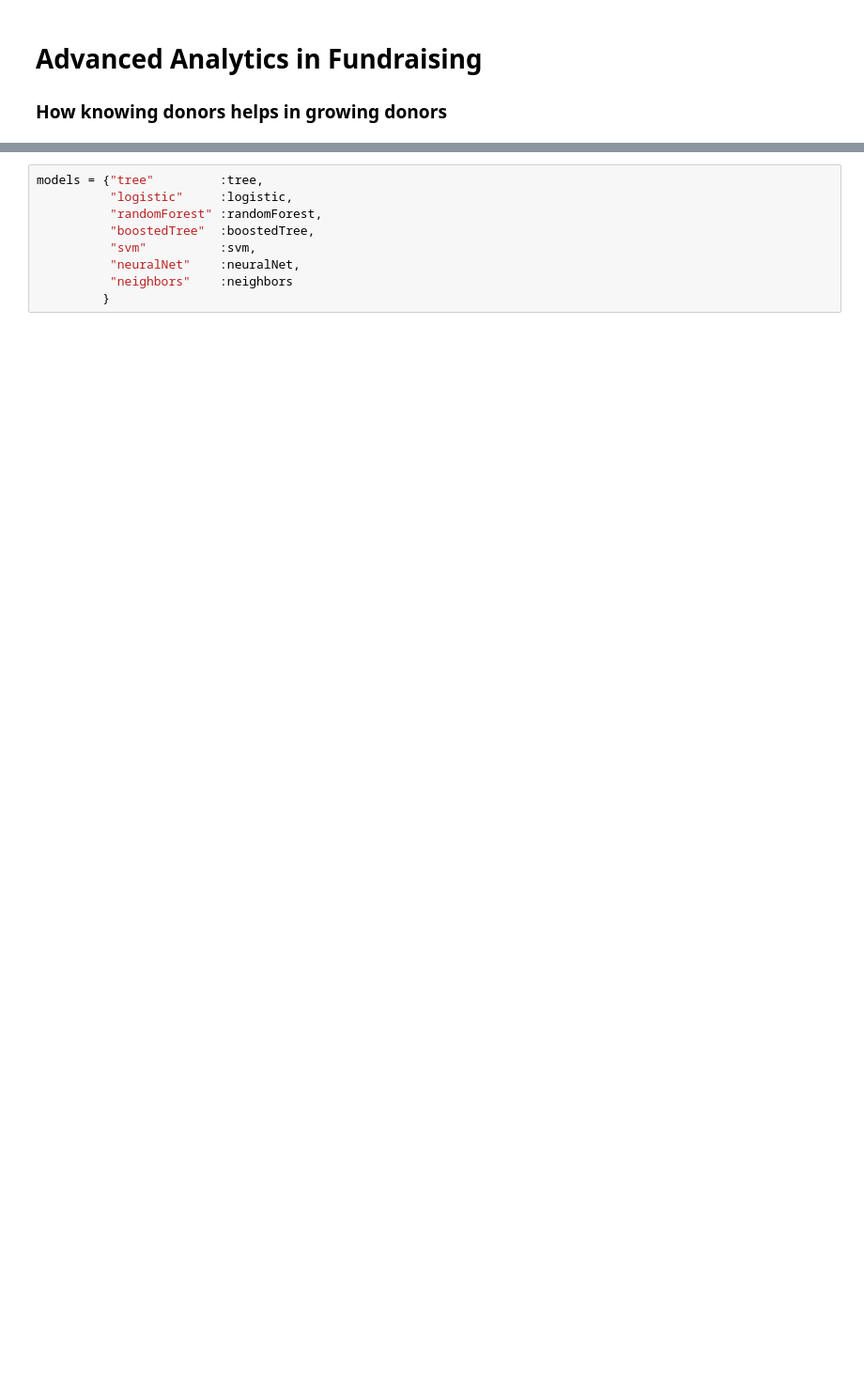
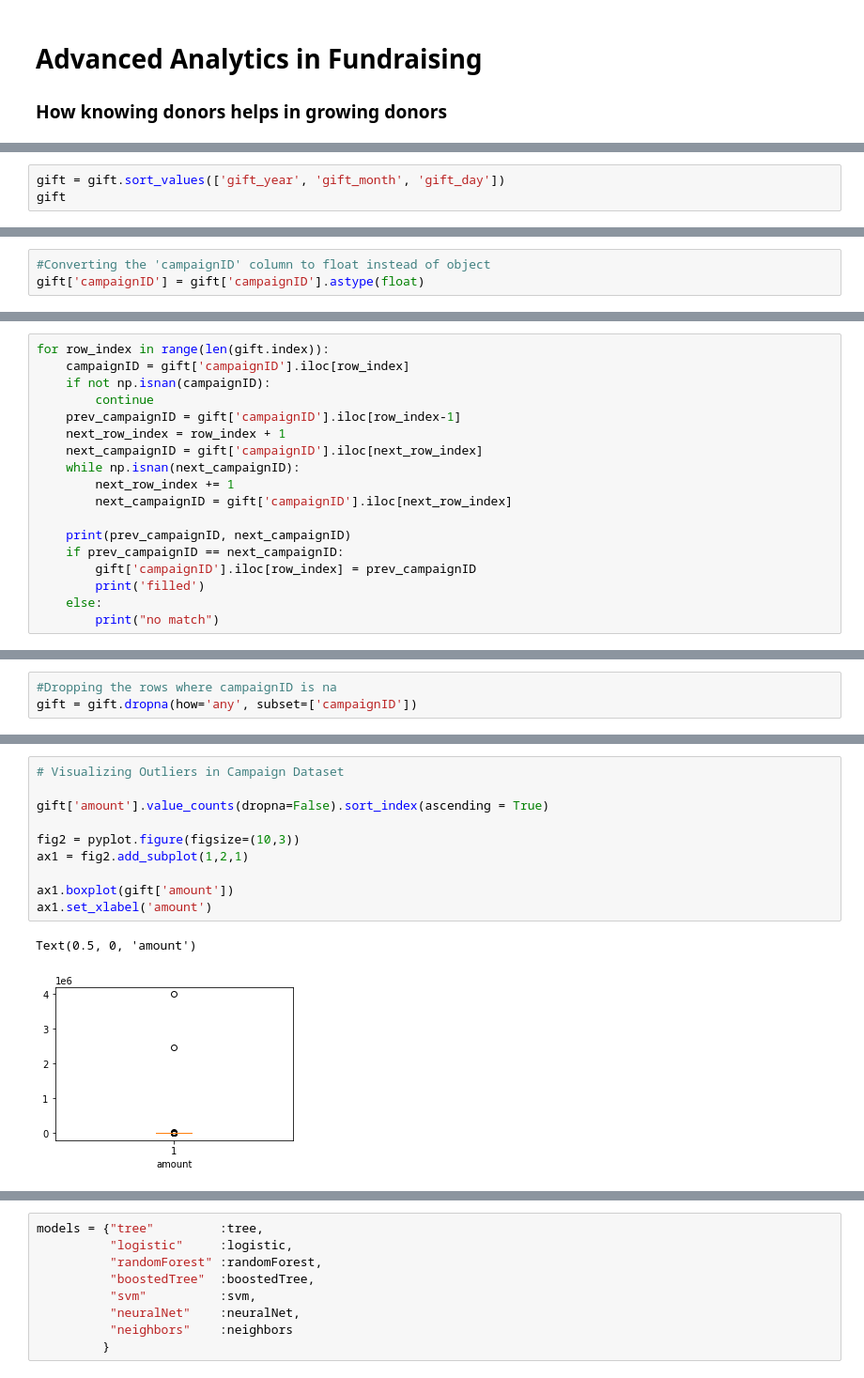
Before and after one commit to Feeledu/Predictive-Analysis-Machine-Learning-, a Jupyter notebook: Advanced Analytics in Fundraising.ipynb, the cells around one changed output, grey strips where cells are left out. Shown at 94% size. Cells and saved outputs as stored; diff of their text form; blank space fills up the shorter version.

```diff
--- a/Advanced Analytics in Fundraising.ipynb
+++ b/Advanced Analytics in Fundraising.ipynb
@@ -1285,0 +537,3 @@ neighbors    = KNeighborsClassifier()
+# %%
+gift = gift.sort_values(['gift_year', 'gift_month', 'gift_day'])
+gift
@@ -1285,0 +592,3 @@ neighbors    = KNeighborsClassifier()
+# %%
+#Converting the 'campaignID' column to float instead of object
+gift['campaignID'] = gift['campaignID'].astype(float)
@@ -1285,0 +597,18 @@ neighbors    = KNeighborsClassifier()
+# %%
+for row_index in range(len(gift.index)):
+    campaignID = gift['campaignID'].iloc[row_index]
+    if not np.isnan(campaignID):
+        continue
+    prev_campaignID = gift['campaignID'].iloc[row_index-1]
+    next_row_index = row_index + 1
+    next_campaignID = gift['campaignID'].iloc[next_row_index]
+    while np.isnan(next_campaignID):
+        next_row_index += 1
+        next_campaignID = gift['campaignID'].iloc[next_row_index]
+
+    print(prev_campaignID, next_campaignID)
+    if prev_campaignID == next_campaignID:
+        gift['campaignID'].iloc[row_index] = prev_campaignID
+        print('filled')
+    else:
+        print("no match")
@@ -1285,0 +660,3 @@ neighbors    = KNeighborsClassifier()
+# %%
+#Dropping the rows where campaignID is na
+gift = gift.dropna(how='any', subset=['campaignID'])
@@ -1285,0 +699,13 @@ neighbors    = KNeighborsClassifier()
+# %%
+# Visualizing Outliers in Campaign Dataset
+
+gift['amount'].value_counts(dropna=False).sort_index(ascending = True)
+
+fig2 = pyplot.figure(figsize=(10,3))
+ax1 = fig2.add_subplot(1,2,1)
+
+ax1.boxplot(gift['amount'])
+ax1.set_xlabel('amount')
+# %% [output]
+Text(0.5, 0, 'amount')
+[figure, added]
```
Also changed, not shown: parts of 415 cells of this notebook.
